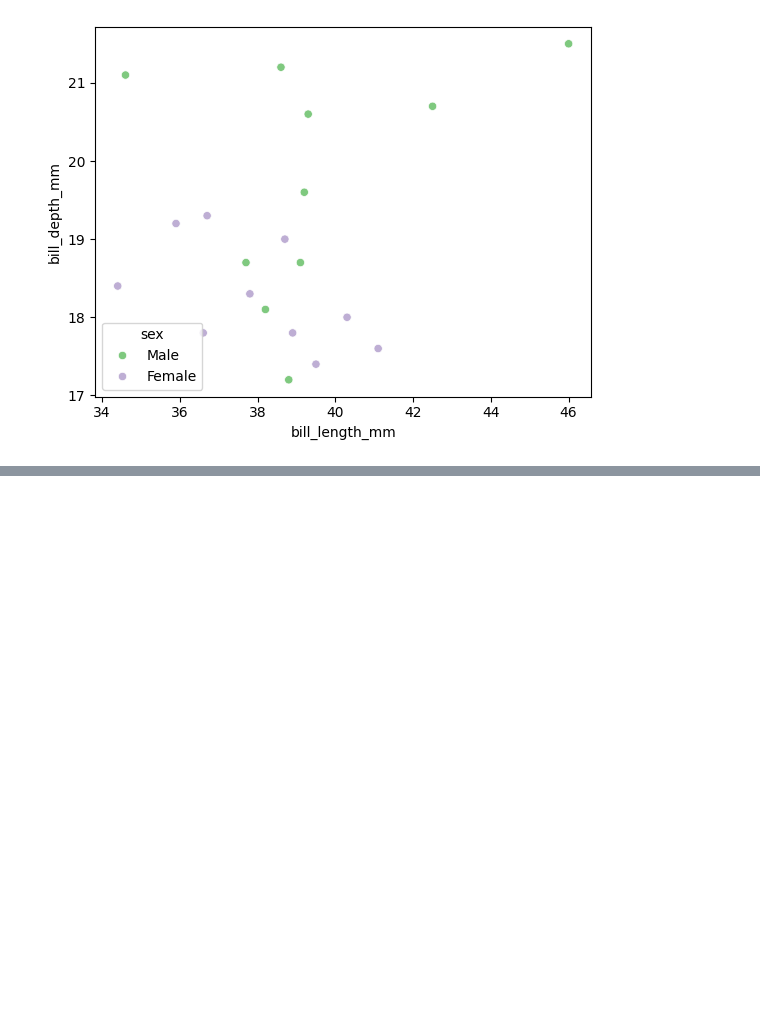
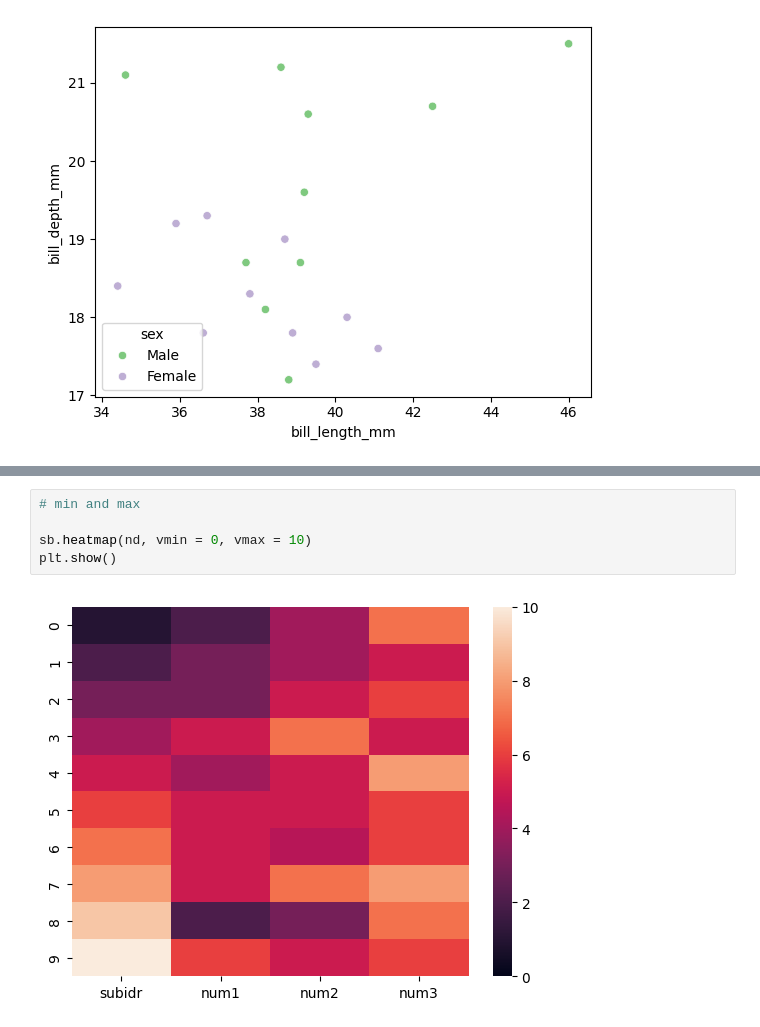
Before and after one commit to Tanay-Dwivedi/DADS-practice, a Jupyter notebook: Python/Seaborn/seaborn_practice2.ipynb, the cells around one changed output, grey strips where cells are left out. Cells and saved outputs as stored; diff of their text form; blank space fills up the shorter version.

```diff
--- a/Python/Seaborn/seaborn_practice2.ipynb
+++ b/Python/Seaborn/seaborn_practice2.ipynb
@@ -136,0 +203,7 @@ plt.show()
+# %%
+# min and max
+
+sb.heatmap(nd, vmin = 0, vmax = 10)
+plt.show()
+# %% [output]
+[figure, added]
```
Also changed, not shown: parts of 19 cells of this notebook.
